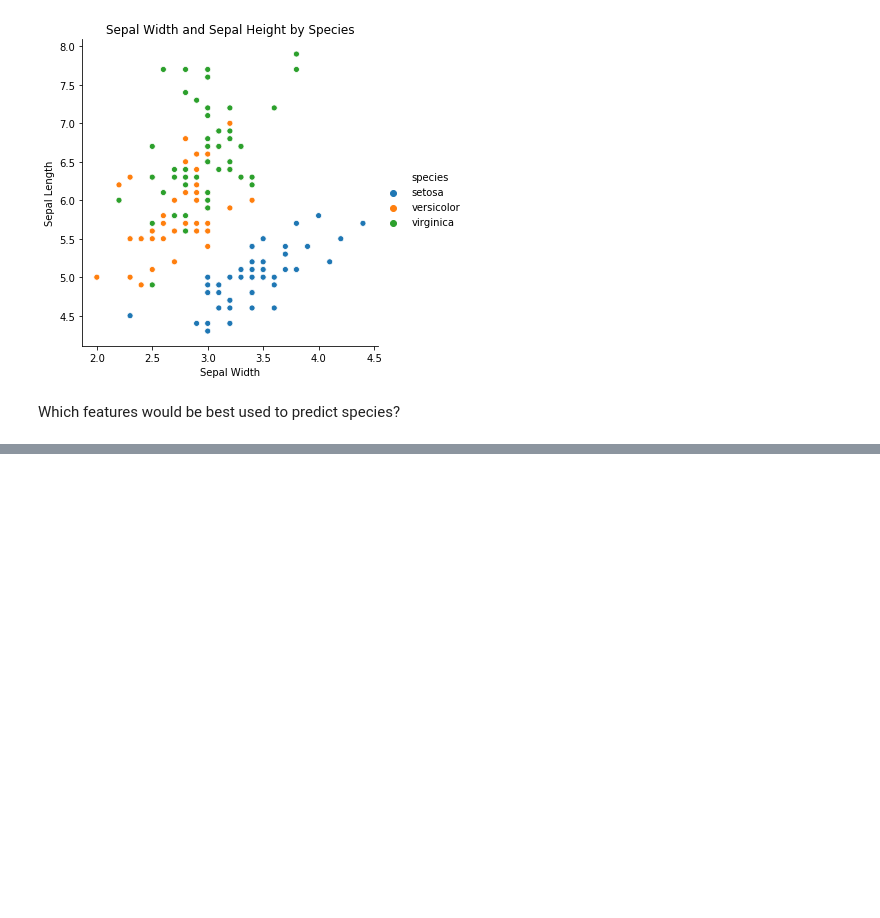
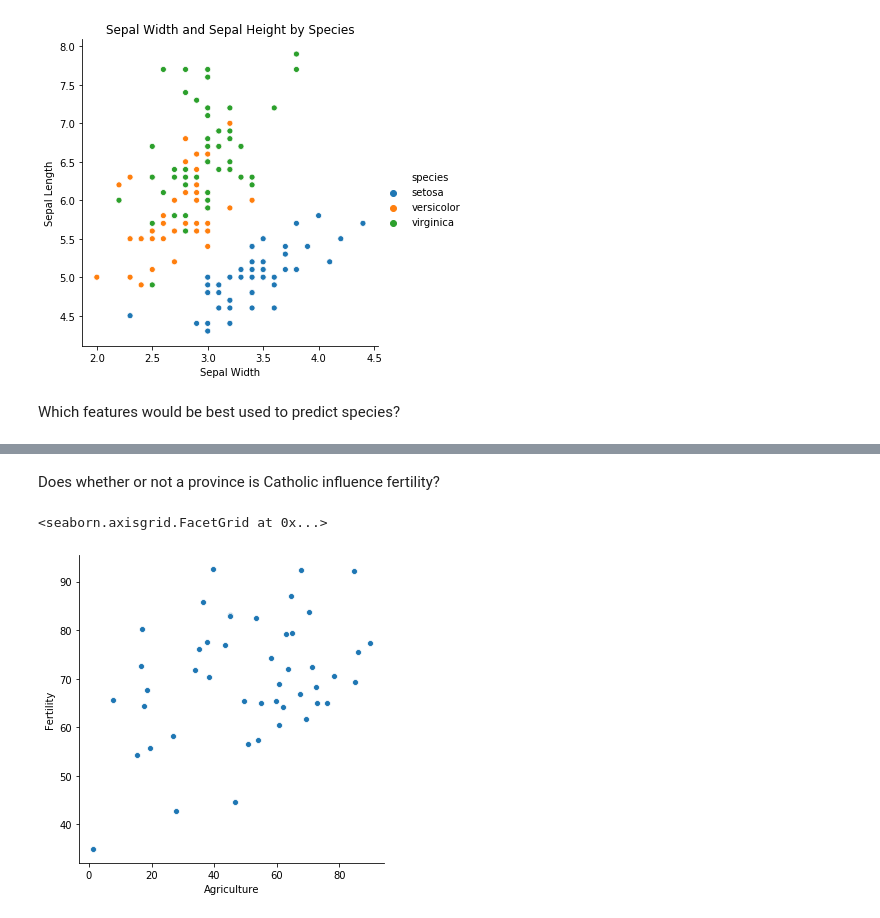
Before and after one commit to GabbyBarajasBroussard/numpy-pandas-visualization-exercise, a Jupyter notebook: seaborn_exercises.ipynb, the cells around one changed output, grey strips where cells are left out. Drawn from its saved outputs; the diff is of its cells as text; code cells hidden in the pictures; blank space fills up the shorter version.

```diff
--- a/seaborn_exercises.ipynb
+++ b/seaborn_exercises.ipynb
@@ -69,0 +148,3 @@ Text(0.5, 1, 'petal width and petal height by species')
+# %%
+swiss = data('swiss')
+swiss.head()
@@ -69,0 +160,3 @@ Text(0.5, 1, 'petal width and petal height by species')
+# %%
+swiss['is_catholic'] = swiss.Catholic >50 #I decided that if more thatn 50% of people are catholic, it is fair to assume the city is catholic
+swiss
@@ -69,0 +181,7 @@ Text(0.5, 1, 'petal width and petal height by species')
+# %% [markdown]
+Does whether or not a province is Catholic influence fertility?
+# %%
+sns.relplot(x='Agriculture', y='Fertility', data=swiss)
+# %% [output]
+<seaborn.axisgrid.FacetGrid at 0x...>
+[figure, added]
```
Also changed, not shown: parts of 34 cells of this notebook.
